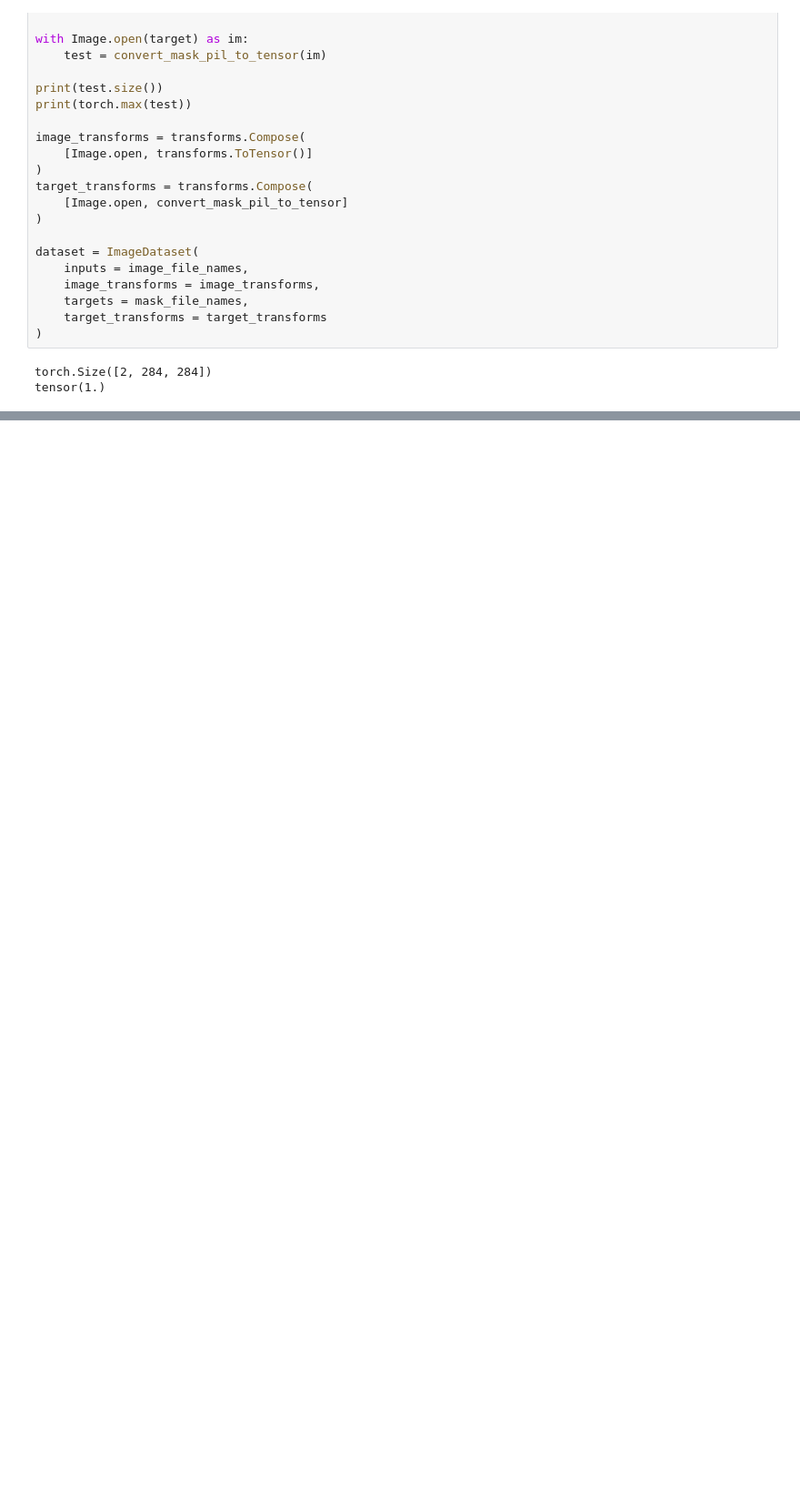
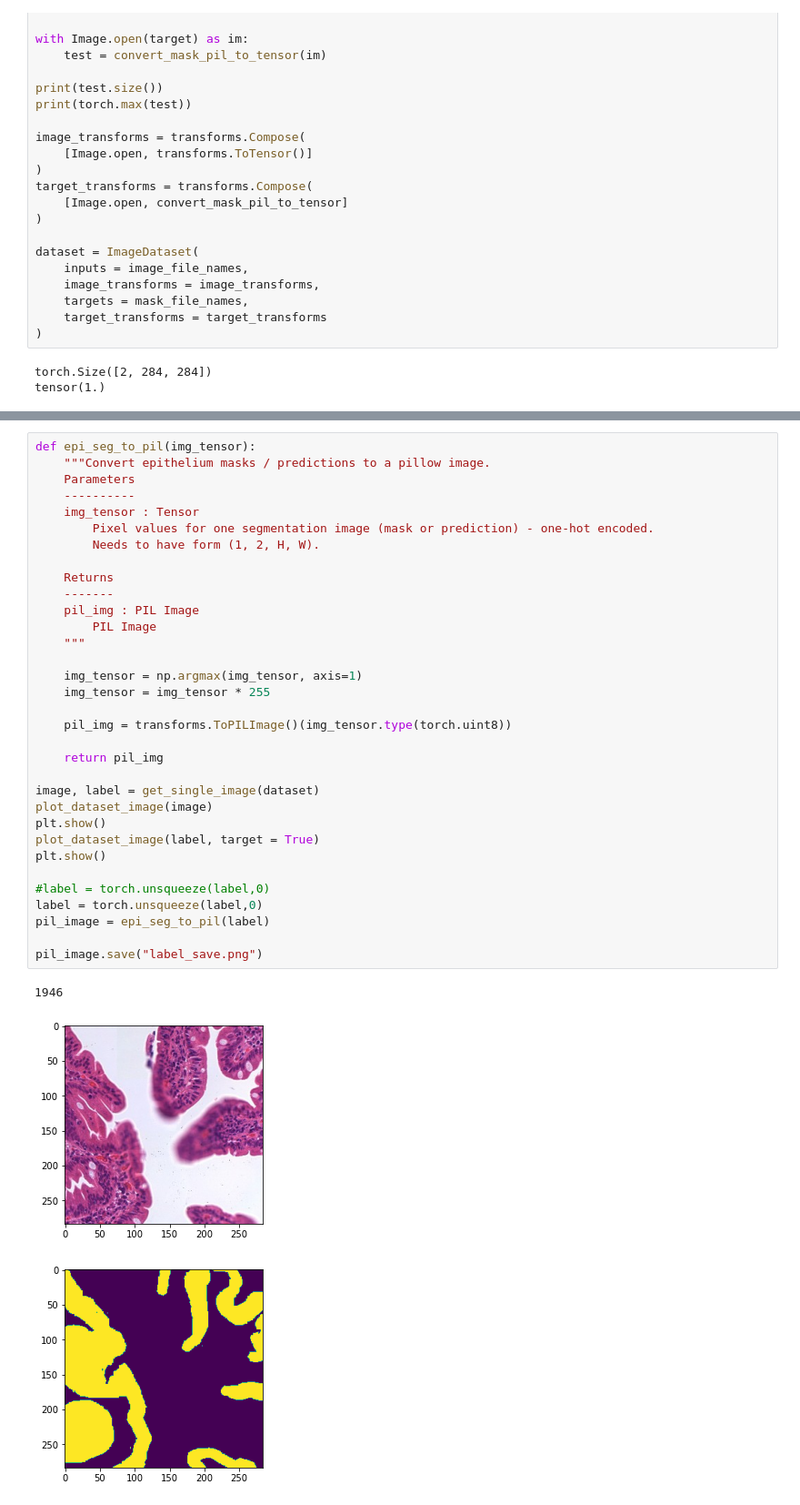
Before and after one commit to RosieTS/seg-ed, a Jupyter notebook: images/image_dataset_test.ipynb, the cells around one changed output, grey strips where cells are left out. Shown: that part at 91% size. Drawn from its saved outputs; the diff is of its cells as text; blank space fills up the shorter version.

```diff
--- a/images/image_dataset_test.ipynb
+++ b/images/image_dataset_test.ipynb
@@ -126,0 +127,37 @@ plt.show()
+# %%
+def epi_seg_to_pil(img_tensor):
+    """Convert epithelium masks / predictions to a pillow image.
+    Parameters
+    ----------
+    img_tensor : Tensor
+        Pixel values for one segmentation image (mask or prediction) - one-hot encoded.
+        Needs to have form (1, 2, H, W).
+
+    Returns
+    -------
+    pil_img : PIL Image
+        PIL Image
+    """
+
+    img_tensor = np.argmax(img_tensor, axis=1)
+    img_tensor = img_tensor * 255
+
+    pil_img = transforms.ToPILImage()(img_tensor.type(torch.uint8))
+
+    return pil_img
+
+image, label = get_single_image(dataset)
+plot_dataset_image(image)
+plt.show()
+plot_dataset_image(label, target = True)
+plt.show()
+
+#label = torch.unsqueeze(label,0)
+label = torch.unsqueeze(label,0)
+pil_image = epi_seg_to_pil(label)
+
+pil_image.save("label_save.png")
+# %% [output]
+1946
+[figure, added]
+[figure, added]
```
Also changed, not shown: parts of 5 cells of this notebook, 5 other files.
